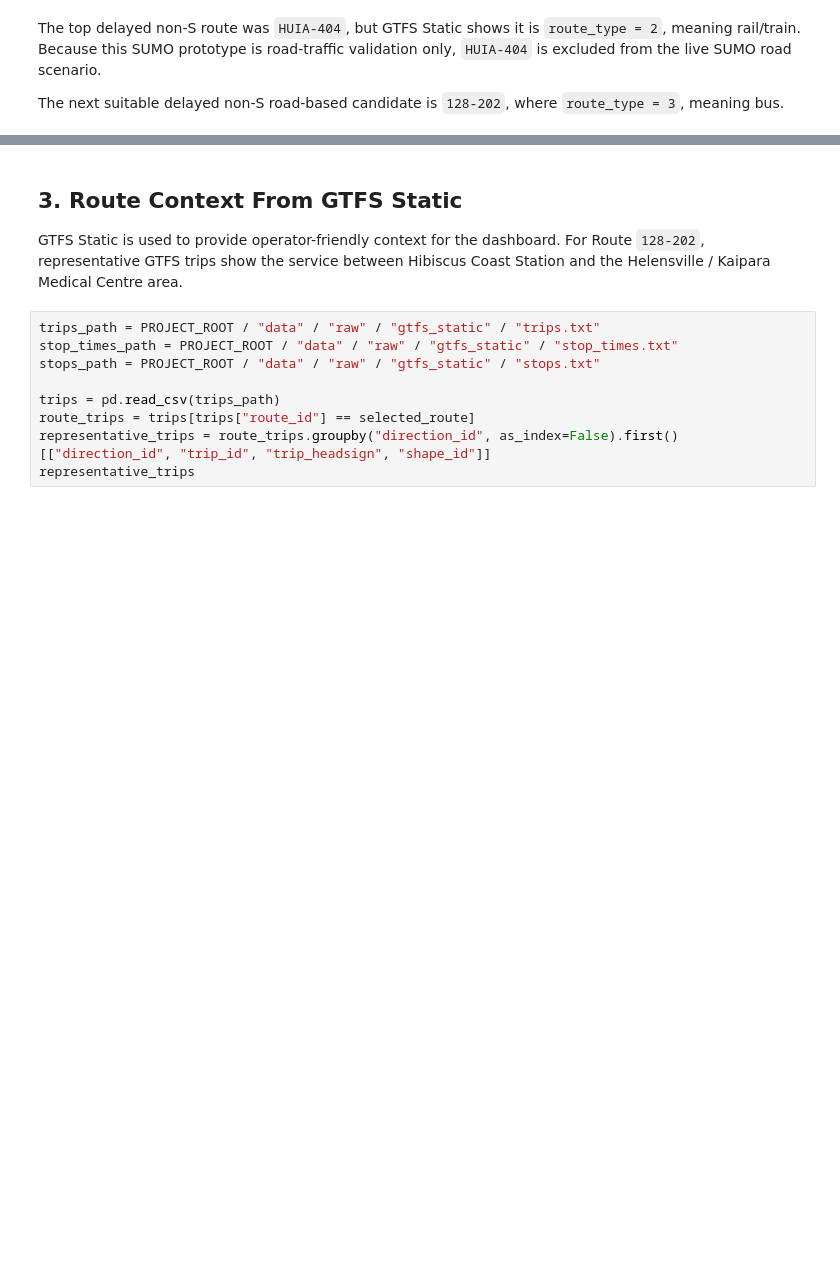
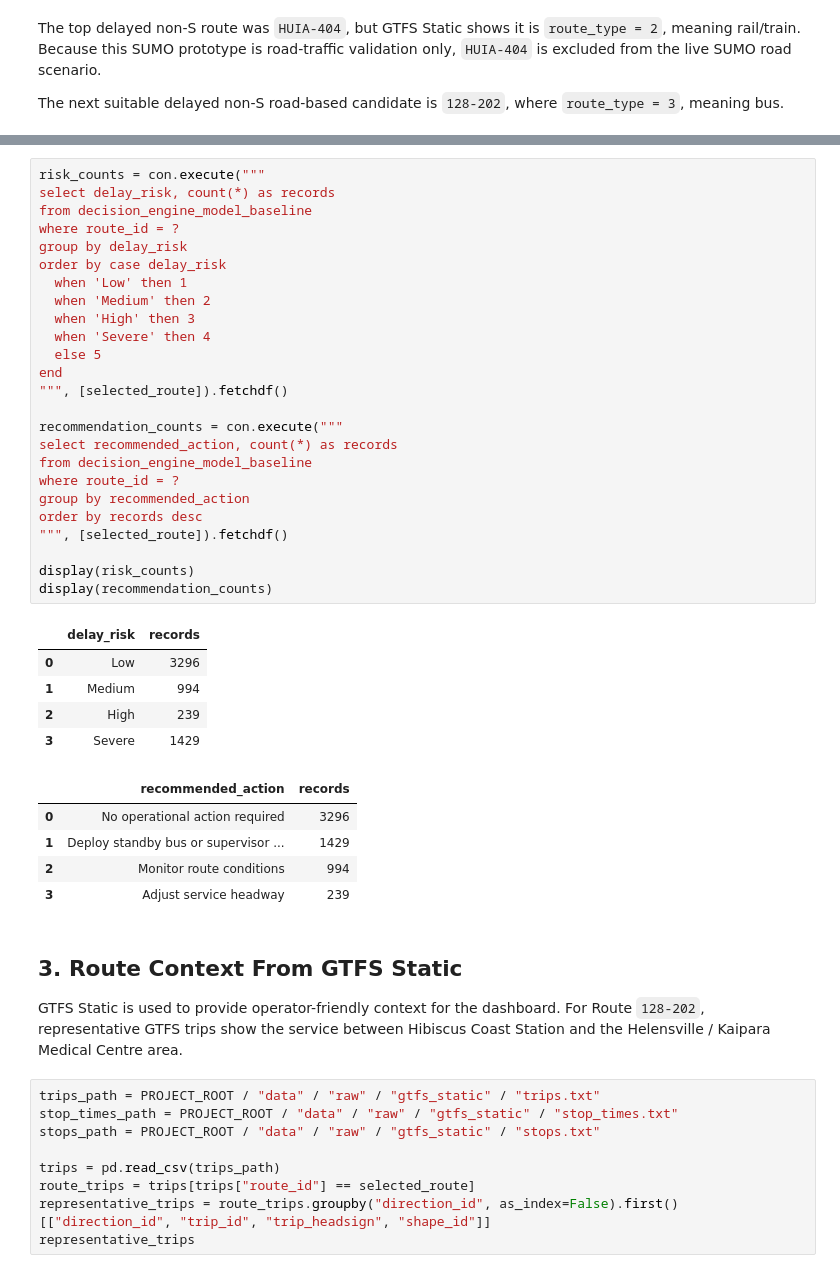
Before and after one commit to markokratos0918/ai-dss-auckland-public-transport, a Jupyter notebook: notebooks/10_sumo_minimal_prototype.ipynb, the cells around one changed output, grey strips where cells are left out. Cells and saved outputs as stored; diff of their text form; blank space fills up the shorter version.

```diff
--- a/notebooks/10_sumo_minimal_prototype.ipynb
+++ b/notebooks/10_sumo_minimal_prototype.ipynb
@@ -185,3 +230,39 @@ display(recommendation_counts)
+# %%
+risk_counts = con.execute("""
+select delay_risk, count(*) as records
+from decision_engine_model_baseline
+where route_id = ?
+group by delay_risk
+order by case delay_risk
+  when 'Low' then 1
+  when 'Medium' then 2
+  when 'High' then 3
+  when 'Severe' then 4
+  else 5
+end
+""", [selected_route]).fetchdf()
+
+recommendation_counts = con.execute("""
+select recommended_action, count(*) as records
+from decision_engine_model_baseline
+where route_id = ?
+group by recommended_action
+order by records desc
+""", [selected_route]).fetchdf()
+
+display(risk_counts)
+display(recommendation_counts)
+# %% [output]
+|  | delay_risk | records |
+| 0 | Low | 3296 |
+| 1 | Medium | 994 |
+| 2 | High | 239 |
+| 3 | Severe | 1429 |
+|  | recommended_action | records |
+| 0 | No operational action required | 3296 |
+| 1 | Deploy standby bus or supervisor ... | 1429 |
+| 2 | Monitor route conditions | 994 |
+| 3 | Adjust service headway | 239 |
 # %% [markdown]
 ## 3. Route Context From GTFS Static
 
```
Also changed, not shown: parts of 14 cells of this notebook, 6 other files.
